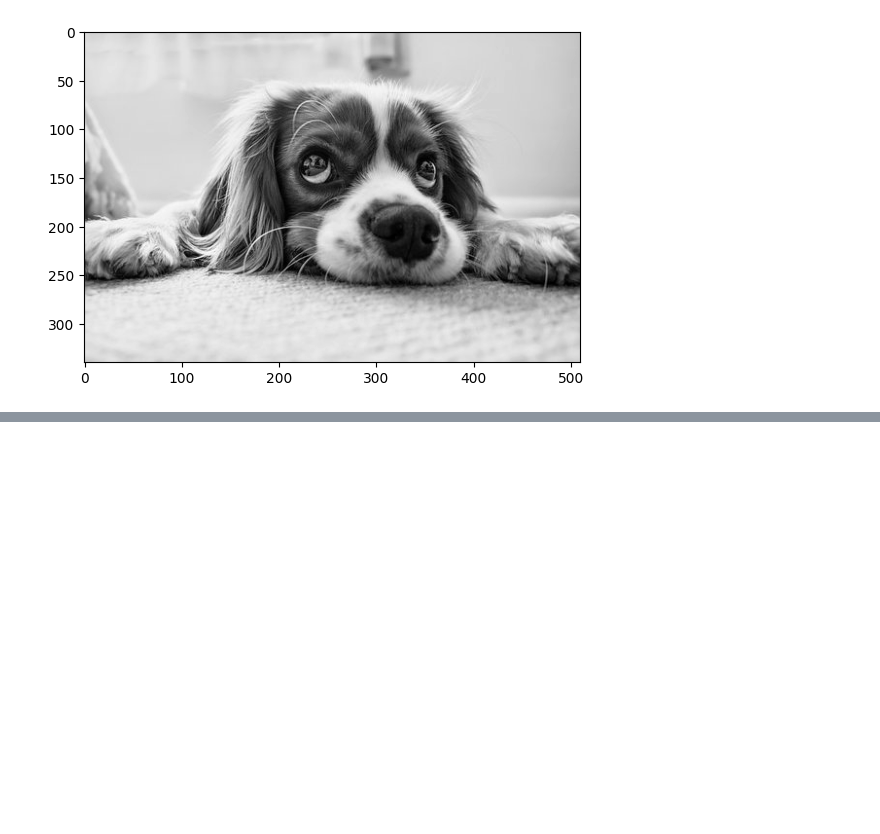
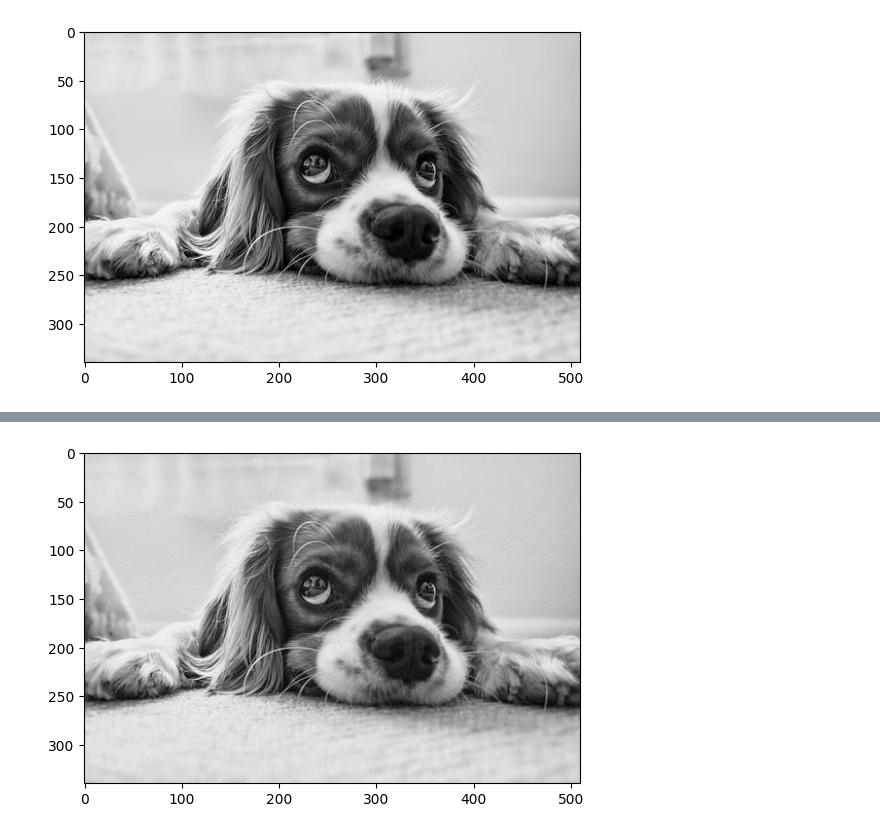
Before and after one commit to Nimitt-nim/MachineLearning, a Jupyter notebook: MatrixCompletion.ipynb, the cells around one changed output, grey strips where cells are left out. Drawn from its saved outputs; the diff is of its cells as text; code cells hidden in the pictures; blank space fills up the shorter version.

```diff
--- a/MatrixCompletion.ipynb
+++ b/MatrixCompletion.ipynb
@@ -60,0 +63,27 @@ plt.show()
+# %%
+# intializing W and H
+r = 100
+n = A.shape[0]
+m = A.shape[1]
+W = np.random.rand(n,r)
+H = np.random.rand(r,m)
+
+# training
+
+max_iterations = 100
+
+for _ in range(max_iterations):
+    # learning H
+    for i in range(H.shape[1]):
+        H[:,i] = np.linalg.inv((W.T@W))@W.T@A[:,i]
+    # learning W
+    for j in range(W.shape[0]):
+        W[j] = np.linalg.inv(H@H.T)@H@A[j]
+# %%
+constructed_A = W@H
+# %%
+img = plt.imshow(constructed_A)
+plt.set_cmap('gray')
+plt.show()
+# %% [output]
+[figure, added]
```
Also changed, not shown: parts of 4 cells of this notebook.
